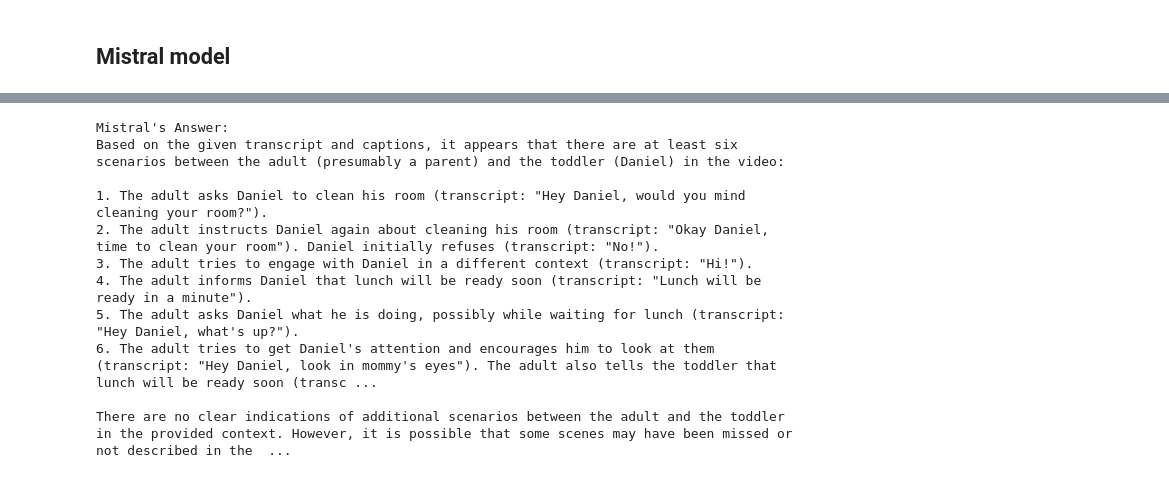
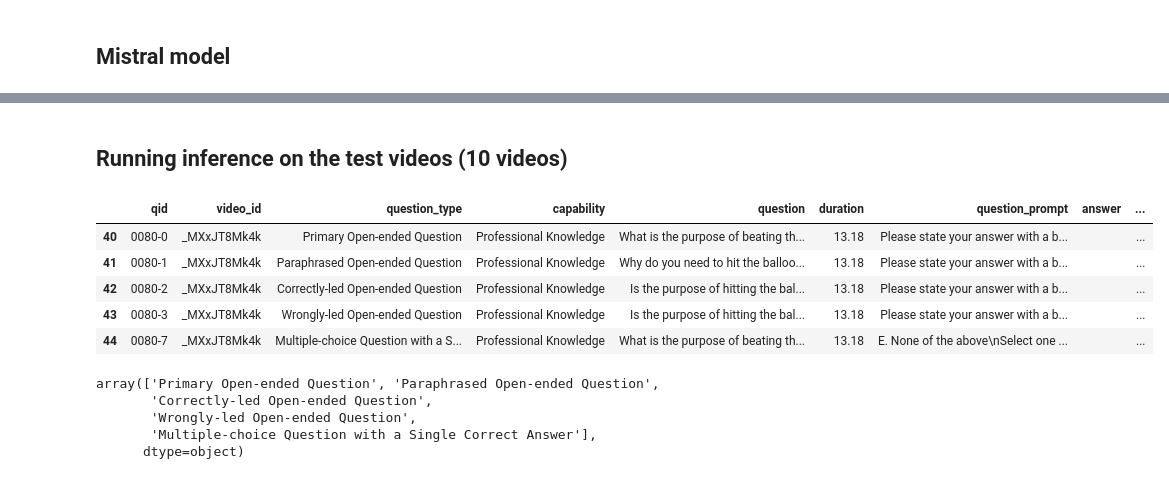
Before and after one commit to ryanjek/AISG_Challenge, a Jupyter notebook: LLM.ipynb, the cells around one changed output, grey strips where cells are left out. Saved outputs shown, nothing was run; the diff lists cells and outputs as text; code cells hidden in the pictures.

```diff
--- a/LLM.ipynb
+++ b/LLM.ipynb
@@ -179,0 +225,2 @@ Captions Generated!
+# %%
+test_video_ids = df["video_id"].unique().tolist()
@@ -537,18 +481,0 @@ def ask_mistral2(question, context, max_context_tokens=6000):
-# %%
-question = "Did the man show ten scenarios between the adult and the toddler?"
-response = ask_mistral2(question, test_video_context)
-
-print("\nMistral's Answer:")
-print(response)
-# %% [output]
-Mistral's Answer:
-Based on the given transcript and captions, it appears that there are at least six scenarios between the adult (presumably a parent) and the toddler (Daniel) in the video:
-
-1. The adult asks Daniel to clean his room (transcript: "Hey Daniel, would you mind cleaning your room?").
-2. The adult instructs Daniel again about cleaning his room (transcript: "Okay Daniel, time to clean your room"). Daniel initially refuses (transcript: "No!").
-3. The adult tries to engage with Daniel in a different context (transcript: "Hi!").
-4. The adult informs Daniel that lunch will be ready soon (transcript: "Lunch will be ready in a minute").
-5. The adult asks Daniel what he is doing, possibly while waiting for lunch (transcript: "Hey Daniel, what's up?").
-6. The adult tries to get Daniel's attention and encourages him to look at them (transcript: "Hey Daniel, look in mommy's eyes"). The adult also tells the toddler that lunch will be ready soon (transc ...
-
-There are no clear indications of additional scenarios between the adult and the toddler in the provided context. However, it is possible that some scenes may have been missed or not described in the  ...
@@ -554,0 +568,22 @@ There are no clear indications of additional scenarios between the adult and the
+# %% [markdown]
+## Running inference on the test videos (10 videos)
+# %%
+# Filtering the df for the test videos and its relevant questions
+test_df = df[df["video_id"].isin(test_video_ids)]
+# %%
+test_df.head()
+# %% [output]
+|  | qid | video_id | question_type | capability | question | duration | question_prompt | answer | ... |
+| 40 | 0080-0 | _MXxJT8Mk4k | Primary Open-ended Question | Professional Knowledge | What is the purpose of beating th... | 13.18 | Please state your answer with a b... |  | ... |
+| 41 | 0080-1 | _MXxJT8Mk4k | Paraphrased Open-ended Question | Professional Knowledge | Why do you need to hit the balloo... | 13.18 | Please state your answer with a b... |  | ... |
+| 42 | 0080-2 | _MXxJT8Mk4k | Correctly-led Open-ended Question | Professional Knowledge | Is the purpose of hitting the bal... | 13.18 | Please state your answer with a b... |  | ... |
+| 43 | 0080-3 | _MXxJT8Mk4k | Wrongly-led Open-ended Question | Professional Knowledge | Is the purpose of hitting the bal... | 13.18 | Please state your answer with a b... |  | ... |
+| 44 | 0080-7 | _MXxJT8Mk4k | Multiple-choice Question with a S... | Professional Knowledge | What is the purpose of beating th... | 13.18 | E. None of the above\nSelect one ... |  | ... |
+# %%
+test_df["question_type"].unique()
+# %% [output]
+array(['Primary Open-ended Question', 'Paraphrased Open-ended Question',
+       'Correctly-led Open-ended Question',
+       'Wrongly-led Open-ended Question',
+       'Multiple-choice Question with a Single Correct Answer'],
+      dtype=object)
```
Also changed, not shown: parts of 45 cells of this notebook, 3 other files.
